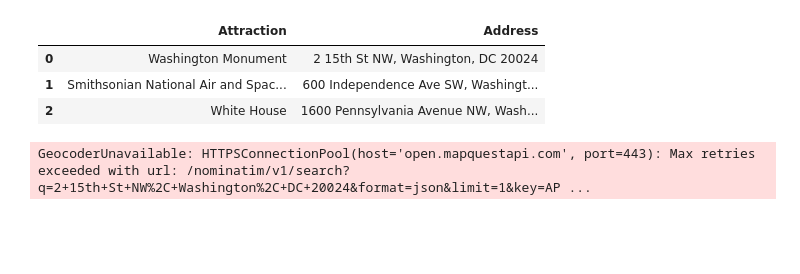
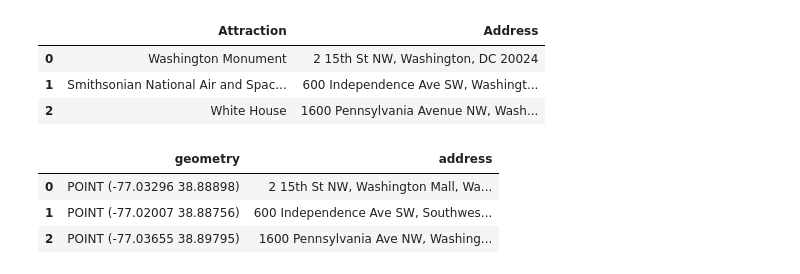
Before and after one commit to CAMM961001/geospatial_data_science, a Jupyter notebook: Chapter04/geopandas.ipynb, the cells around one changed output. Cells and saved outputs as stored; diff of their text form; code cells hidden in the pictures; blank space fills up the shorter version.

```diff
--- a/Chapter04/geopandas.ipynb
+++ b/Chapter04/geopandas.ipynb
@@ -374,9 +381,22 @@ dc_attractions.head()
 | 0 | Washington Monument | 2 15th St NW, Washington, DC 20024 |
 | 1 | Smithsonian National Air and Spac... | 600 Independence Ave SW, Washingt... |
 | 2 | White House | 1600 Pennsylvania Avenue NW, Wash... |
-# %%
-# Geocode addresses using Nominatim. Remember to provide a custom "application name" in the user_agent parameter!
-dc_attractions_gpd = geocode(dc_attractions['Address'], provider='openmapquest', timeout=4, api_key="API KEY")
-dc_attractions_gpd.head()
-# %% [output]
-GeocoderUnavailable: HTTPSConnectionPool(host='open.mapquestapi.com', port=443): Max retries exceeded with url: /nominatim/v1/search?q=2+15th+St+NW%2C+Washington%2C+DC+20024&format=json&limit=1&key=AP ...
+# %%
+# Carga de credenciales de conexión a API
+with open(os.path.join(ROOT, 'credentials.yml'), 'r') as file:
+    credentials = yaml.safe_load(file)
+file.close()
+
+# Geocoding con OpenMapQuest
+dc_attractions_gpd = geocode(
+    strings=dc_attractions.Address
+    ,provider='mapquest'
+    ,timeout=4
+    ,api_key=credentials['map_quest'])
+
+dc_attractions_gpd.head()
+# %% [output]
+|  | geometry | address |
+| 0 | POINT (-77.03296 38.88898) | 2 15th St NW, Washington Mall, Wa... |
+| 1 | POINT (-77.02007 38.88756) | 600 Independence Ave SW, Southwes... |
+| 2 | POINT (-77.03655 38.89795) | 1600 Pennsylvania Ave NW, Washing... |
```
Also changed, not shown: parts of 9 cells of this notebook.
